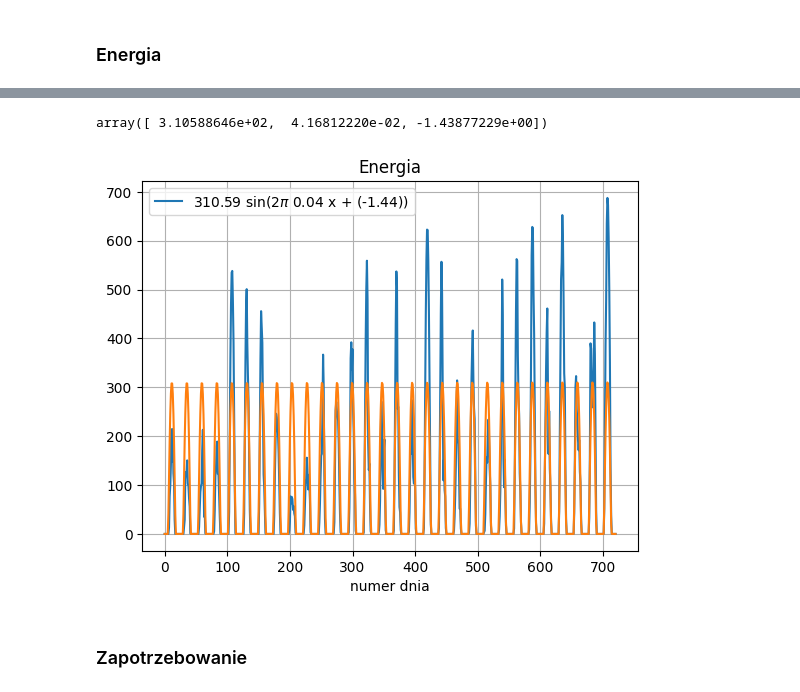
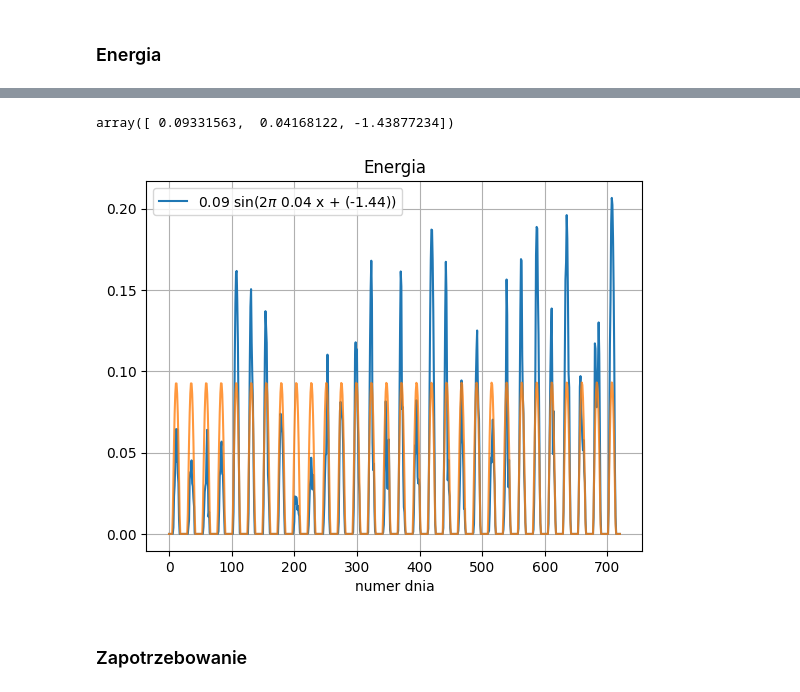
Before and after one commit to mlubneuskaya/energy, a Jupyter notebook: energy.ipynb, the cells around one changed output, grey strips where cells are left out. Saved outputs shown, nothing was run; the diff lists cells and outputs as text; code cells hidden in the pictures.

```diff
--- a/energy.ipynb
+++ b/energy.ipynb
@@ -38,6 +34,7 @@ ghi.period_end = pd.to_datetime(ghi.period_end)
 # %%
 ghi = ghi[(ghi.period_end >= "20/02/2024") & (ghi.period_end <= "21/03/2024")]
 ghi = ghi.reset_index()
+ghi.ghi = ghi.ghi / 1000
 # %%
 ghi
 # %% [output]
@@ -94,5 +97,7 @@ _ = ghi.ghi.plot(title="GHI", grid=True, xlabel="numer obserwacji", ylabel="GHI,
-# %%
-ghi["energy"] = ghi.ghi * np.cos(51.107883) * 1 * 1.65
+# %%
+area = 1 * 1.65
+efficiency = 0.2
+ghi["energy"] = ghi.ghi * area * efficiency
 # %%
 def _energy_func(x, a, b, c):
     temp = a * np.sin(2 * np.pi * b * x + c)
@@ -105,14 +110,14 @@ energy_params = scipy.optimize.curve_fit(_energy_func, ghi.index, ghi.energy,
 # %%
 energy_params[0]
 # %% [output]
-array([ 3.10588646e+02,  4.16812220e-02, -1.43877229e+00])
+array([ 0.09331563,  0.04168122, -1.43877234])
 # %%
 _ = ghi.energy.plot(title="Energia", xlabel="numer dnia", grid=True)
-_ = plt.plot(ghi.index, _energy_func(ghi.index, *energy_params[0]), c='C1')
+_ = plt.plot(ghi.index, _energy_func(ghi.index, *energy_params[0]), c='C1', alpha=0.8)
 _ = plt.legend(['{} sin(2$\pi$ {} x + ({}))'.
                format(*[np.round(param, 2) for param in energy_params[0]])])
 # %% [output]
-[figure, old version]
+[figure, new version]
 # %%
 energy_func = lambda x: _energy_func(x, *energy_params[0])
 # %% [markdown]
```
Also changed, not shown: parts of 38 cells of this notebook, 1 other file.
